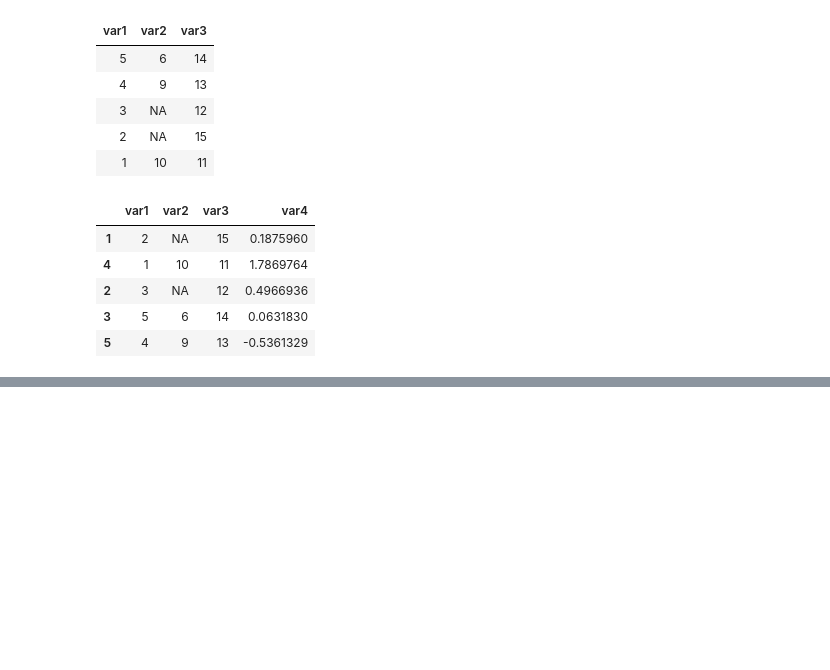
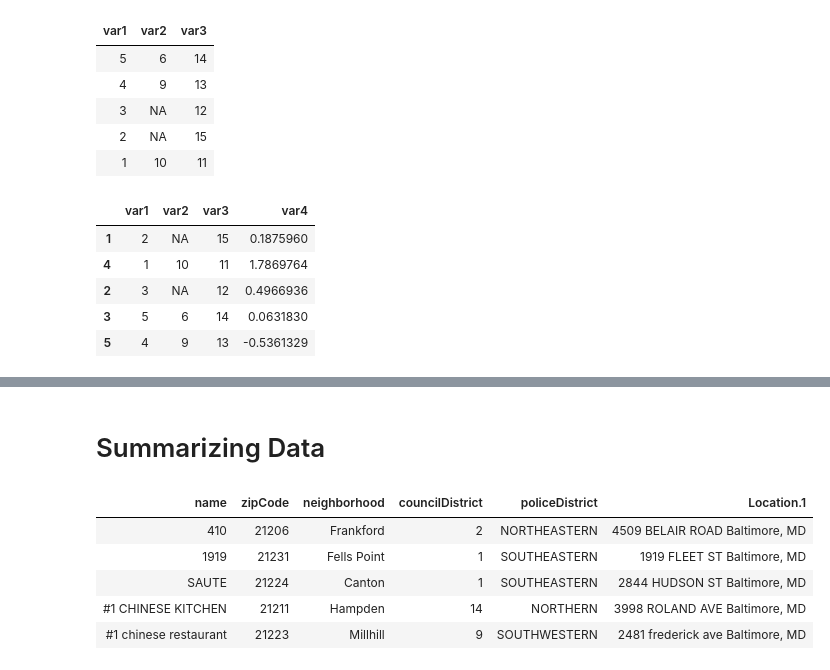
Before and after one commit to Reactor11/Data-Science-Using-R, a Jupyter notebook: Getting and Cleaning Data/Getting and Cleaning Data - Notes.ipynb, the cells around one changed output, grey strips where cells are left out. Drawn from its saved outputs; the diff is of its cells as text; code cells hidden in the pictures; blank space fills up the shorter version.

```diff
--- a/Getting and Cleaning Data/Getting and Cleaning Data - Notes.ipynb
+++ b/Getting and Cleaning Data/Getting and Cleaning Data - Notes.ipynb
@@ -453,0 +456,16 @@ Y
+# %% [markdown]
+# Summarizing Data
+# %%
+if(!file.exists("./data")) dir.create("./data")
+fileUrl <- "https://data.baltimorecity.gov/api/views/k5ry-ef3g/rows.csv?accessType=DOWNLOAD"
+download.file(fileUrl,destfile = "./data/restaurants.csv",method="curl")
+restData <- read.csv("./data/restaurants.csv")
+# %%
+head(restData,n=5)
+# %% [output]
+| name | zipCode | neighborhood | councilDistrict | policeDistrict | Location.1 |
+| 410 | 21206 | Frankford | 2 | NORTHEASTERN | 4509 BELAIR ROAD Baltimore, MD |
+| 1919 | 21231 | Fells Point | 1 | SOUTHEASTERN | 1919 FLEET ST Baltimore, MD |
+| SAUTE | 21224 | Canton | 1 | SOUTHEASTERN | 2844 HUDSON ST Baltimore, MD |
+| #1 CHINESE KITCHEN | 21211 | Hampden | 14 | NORTHERN | 3998 ROLAND AVE Baltimore, MD |
+| #1 chinese restaurant | 21223 | Millhill | 9 | SOUTHWESTERN | 2481 frederick ave Baltimore, MD |
```
Also changed, not shown: parts of 19 cells of this notebook, 1 other file.
